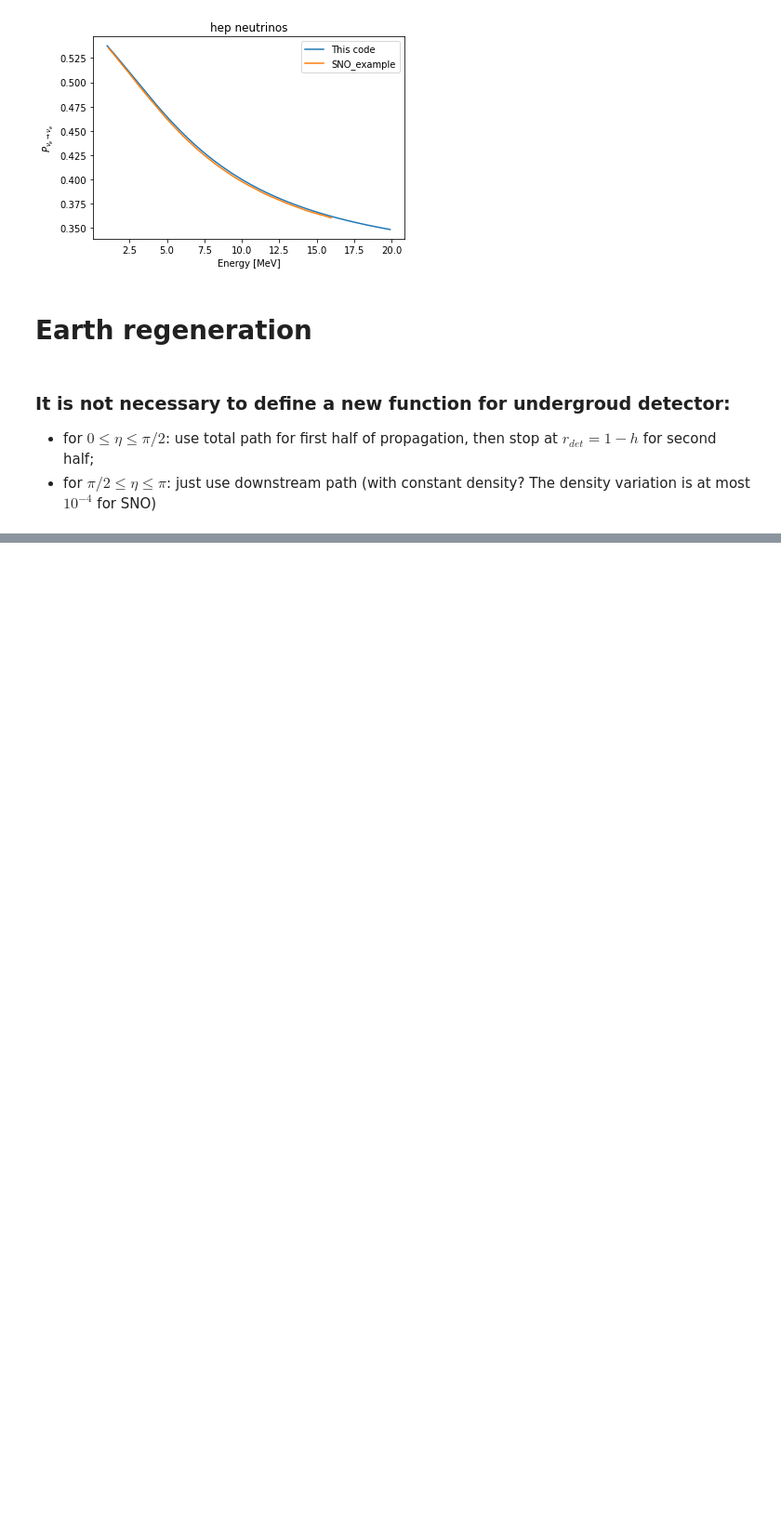
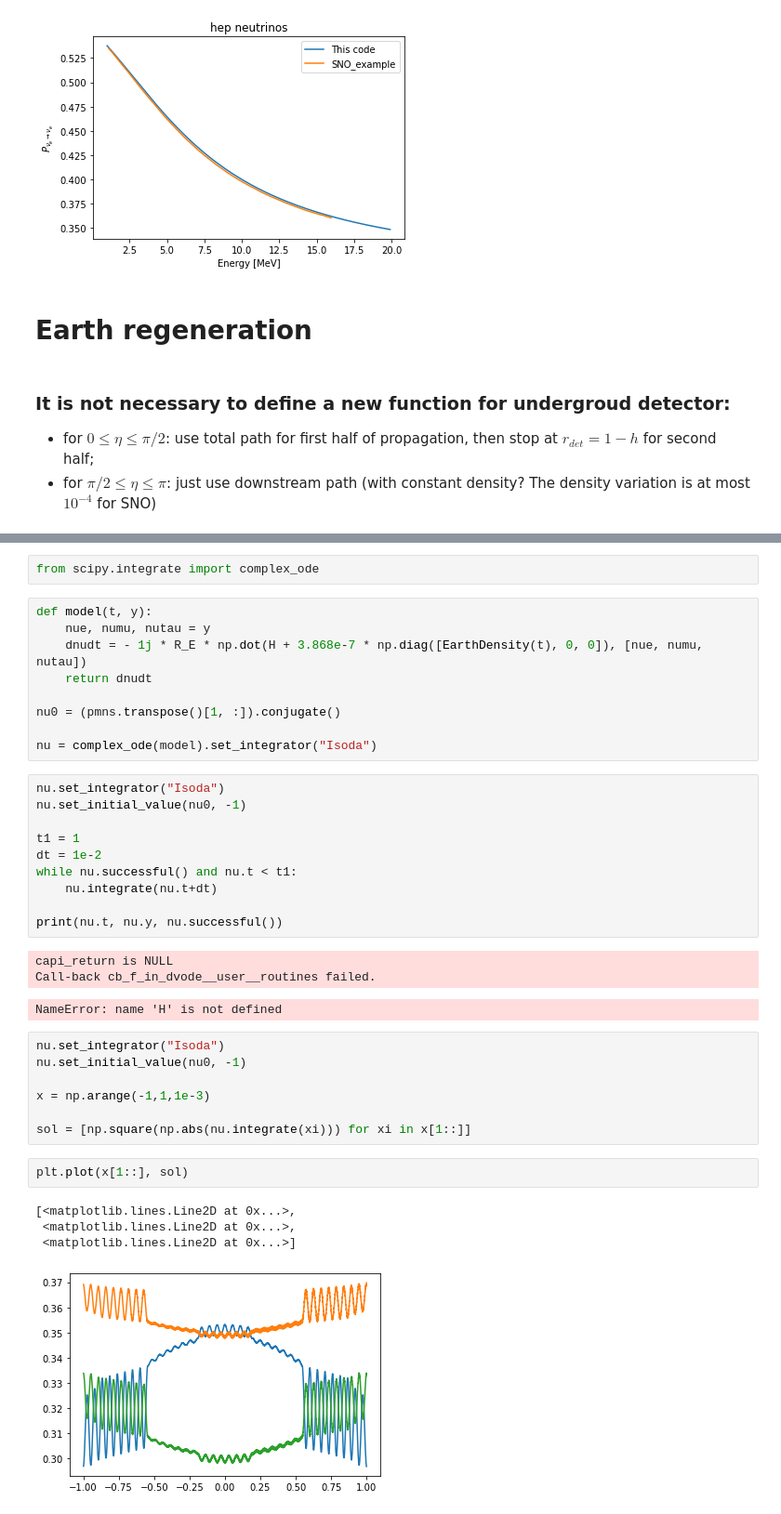
Before and after one commit to michelelucente/PEANUTS, a Jupyter notebook: Code/Functions/working_notebook.ipynb, the cells around one changed output, grey strips where cells are left out. Shown at 93% size. Cells and saved outputs as stored; diff of their text form; blank space fills up the shorter version.

```diff
--- a/Code/Functions/working_notebook.ipynb
+++ b/Code/Functions/working_notebook.ipynb
@@ -400,0 +426,39 @@ array([[1, 0, 0],
+# %%
+from scipy.integrate import complex_ode
+# %%
+def model(t, y):
+    nue, numu, nutau = y
+    dnudt = - 1j * R_E * np.dot(H + 3.868e-7 * np.diag([EarthDensity(t), 0, 0]), [nue, numu, nutau])
+    return dnudt
+
+nu0 = (pmns.transpose()[1, :]).conjugate()
+
+nu = complex_ode(model).set_integrator("Isoda")
+# %%
+nu.set_integrator("Isoda")
+nu.set_initial_value(nu0, -1)
+
+t1 = 1
+dt = 1e-2
+while nu.successful() and nu.t < t1:
+    nu.integrate(nu.t+dt)
+
+print(nu.t, nu.y, nu.successful())
+# %% [output]
+capi_return is NULL
+Call-back cb_f_in_dvode__user__routines failed.
+NameError: name 'H' is not defined
+# %%
+nu.set_integrator("Isoda")
+nu.set_initial_value(nu0, -1)
+
+x = np.arange(-1,1,1e-3)
+
+sol = [np.square(np.abs(nu.integrate(xi))) for xi in x[1::]]
+# %%
+plt.plot(x[1::], sol)
+# %% [output]
+[<matplotlib.lines.Line2D at 0x...>,
+ <matplotlib.lines.Line2D at 0x...>,
+ <matplotlib.lines.Line2D at 0x...>]
+[figure, added]
```
Also changed, not shown: parts of 28 cells of this notebook, 2 other files.
